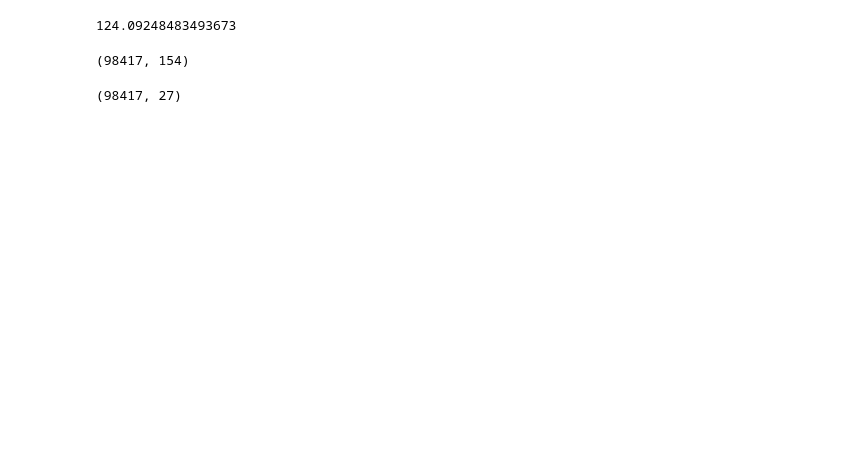
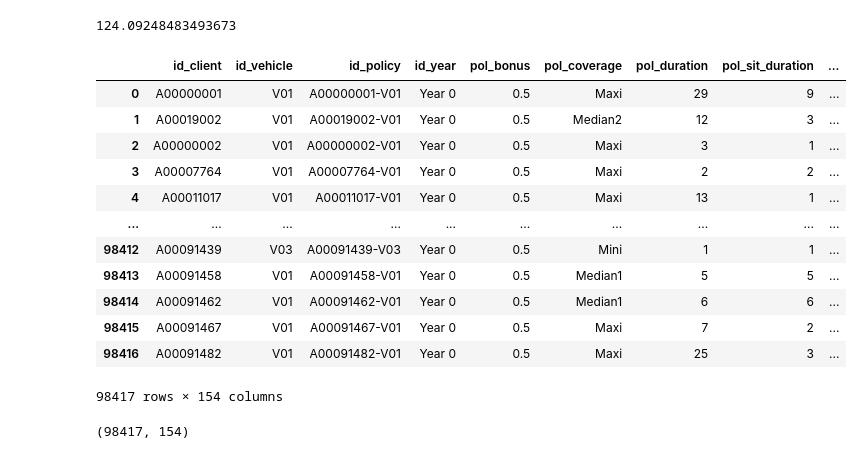
Before and after one commit to vincent-grari/DIVERS, a Jupyter notebook: Clara.ipynb, the cells around one changed output. Drawn from its saved outputs; the diff is of its cells as text; code cells hidden in the pictures; blank space fills up the shorter version.

```diff
--- a/Clara.ipynb
+++ b/Clara.ipynb
@@ -391,11 +416,23 @@ X_final['PP'].mean()
 input_data['claim_amount'].mean()
 # %% [output]
 124.09248483493673
+# %%
+input_data
+# %% [output]
+|  | id_client | id_vehicle | id_policy | id_year | pol_bonus | pol_coverage | pol_duration | pol_sit_duration | ... |
+| 0 | A00000001 | V01 | A00000001-V01 | Year 0 | 0.5 | Maxi | 29 | 9 | ... |
+| 1 | A00019002 | V01 | A00019002-V01 | Year 0 | 0.5 | Median2 | 12 | 3 | ... |
+| 2 | A00000002 | V01 | A00000002-V01 | Year 0 | 0.5 | Maxi | 3 | 1 | ... |
+| 3 | A00007764 | V01 | A00007764-V01 | Year 0 | 0.5 | Maxi | 2 | 2 | ... |
+| 4 | A00011017 | V01 | A00011017-V01 | Year 0 | 0.5 | Maxi | 13 | 1 | ... |
+| ... | ... | ... | ... | ... | ... | ... | ... | ... | ... |
+| 98412 | A00091439 | V03 | A00091439-V03 | Year 0 | 0.5 | Mini | 1 | 1 | ... |
+| 98413 | A00091458 | V01 | A00091458-V01 | Year 0 | 0.5 | Median1 | 5 | 5 | ... |
+| 98414 | A00091462 | V01 | A00091462-V01 | Year 0 | 0.5 | Median1 | 6 | 6 | ... |
+| 98415 | A00091467 | V01 | A00091467-V01 | Year 0 | 0.5 | Maxi | 7 | 2 | ... |
+| 98416 | A00091482 | V01 | A00091482-V01 | Year 0 | 0.5 | Maxi | 25 | 3 | ... |
+98417 rows × 154 columns
 # %%
 X_final.shape
 # %% [output]
 (98417, 154)
-# %%
-input_data.iloc[:, 5:32].shape
-# %% [output]
-(98417, 27)
```
Also changed, not shown: parts of 23 cells of this notebook.
